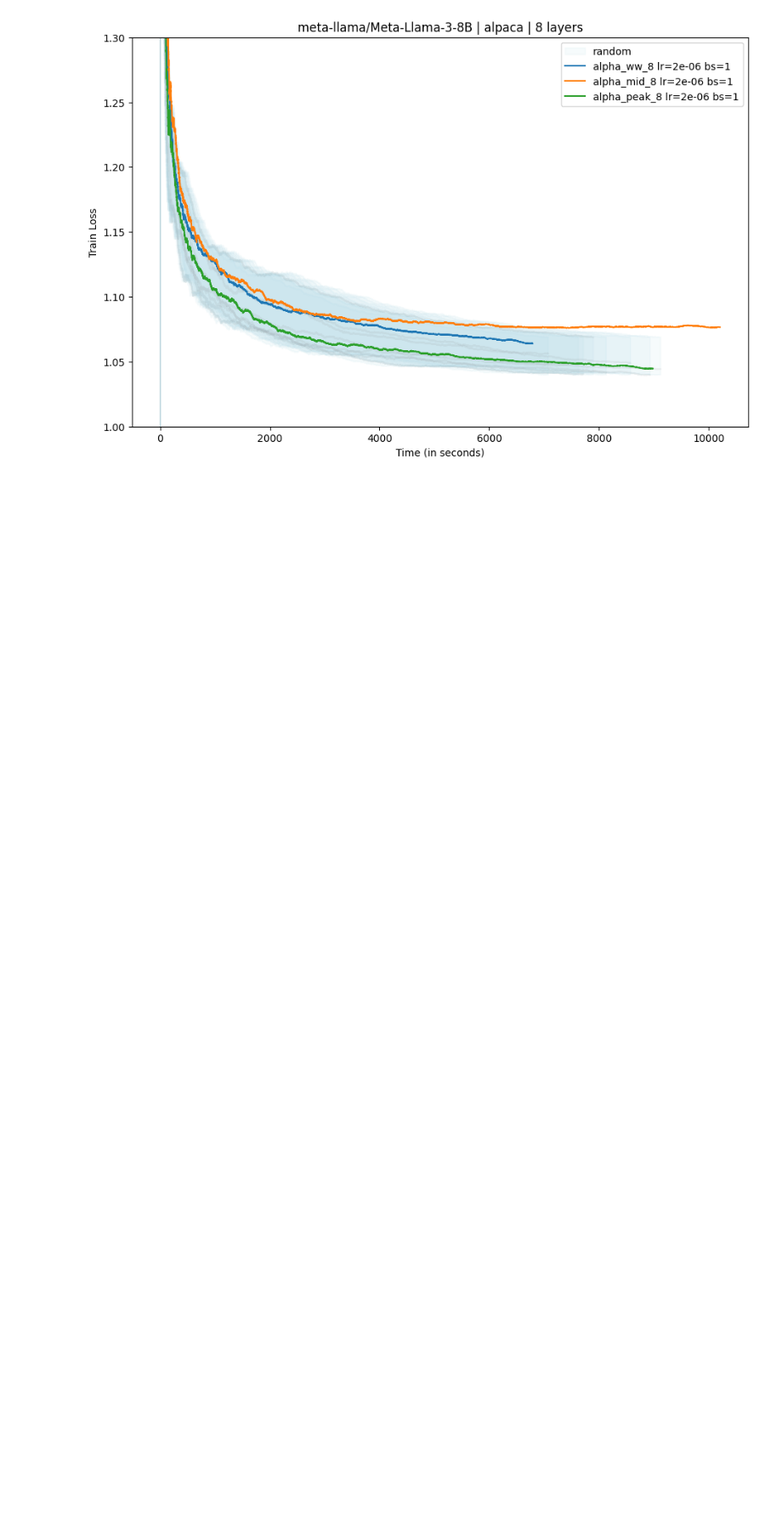
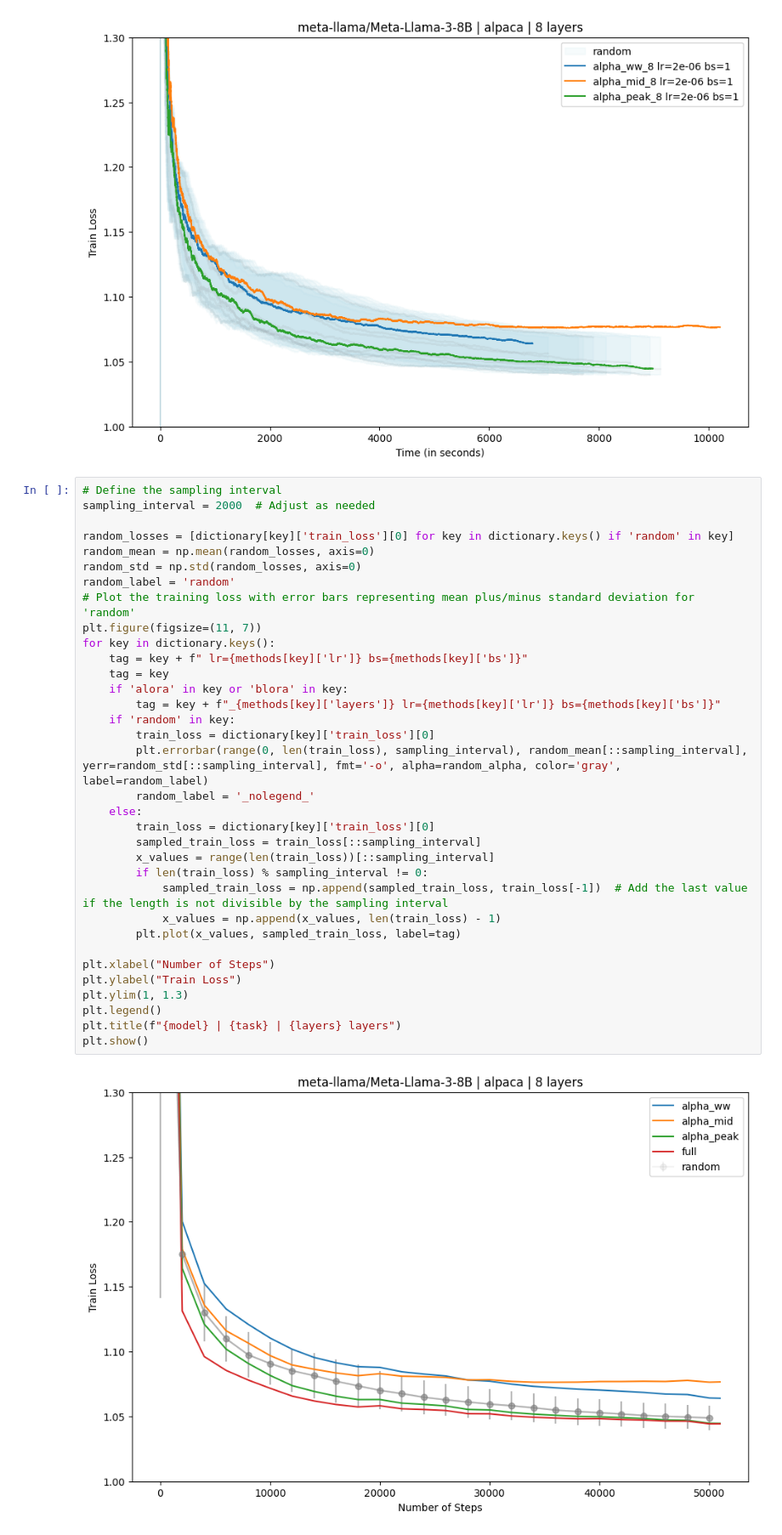
Before and after one commit to RpM-Kinshuk/SelectiveFT, a Jupyter notebook: Plots.ipynb, the cells around one changed output. Shown: that part at 85% size. Saved outputs shown, nothing was run; the diff lists cells and outputs as text; blank space fills up the shorter version.

```diff
--- a/Plots.ipynb
+++ b/Plots.ipynb
@@ -124,6 +124,42 @@ plt.show()
 # %% [output]
 [figure]
 [figure]
+# %%
+# Define the sampling interval
+sampling_interval = 2000  # Adjust as needed
+
+random_losses = [dictionary[key]['train_loss'][0] for key in dictionary.keys() if 'random' in key]
+random_mean = np.mean(random_losses, axis=0)
+random_std = np.std(random_losses, axis=0)
+random_label = 'random'
+# Plot the training loss with error bars representing mean plus/minus standard deviation for 'random'
+plt.figure(figsize=(11, 7))
+for key in dictionary.keys():
+    tag = key + f" lr={methods[key]['lr']} bs={methods[key]['bs']}"
+    tag = key
+    if 'alora' in key or 'blora' in key:
+        tag = key + f"_{methods[key]['layers']} lr={methods[key]['lr']} bs={methods[key]['bs']}"
+    if 'random' in key:
+        train_loss = dictionary[key]['train_loss'][0]
+        plt.errorbar(range(0, len(train_loss), sampling_interval), random_mean[::sampling_interval], yerr=random_std[::sampling_interval], fmt='-o', alpha=random_alpha, color='gray', label=random_label)
+        random_label = '_nolegend_'
+    else:
+        train_loss = dictionary[key]['train_loss'][0]
+        sampled_train_loss = train_loss[::sampling_interval]
+        x_values = range(len(train_loss))[::sampling_interval]
+        if len(train_loss) % sampling_interval != 0:
+            sampled_train_loss = np.append(sampled_train_loss, train_loss[-1])  # Add the last value if the length is not divisible by the sampling interval
+            x_values = np.append(x_values, len(train_loss) - 1)
+        plt.plot(x_values, sampled_train_loss, label=tag)
+
+plt.xlabel("Number of Steps")
+plt.ylabel("Train Loss")
+plt.ylim(1, 1.3)
+plt.legend()
+plt.title(f"{model} | {task} | {layers} layers")
+plt.show()
+# %% [output]
+[figure, added]
 # %%
 mem_dict = {
     'categories': [],
```
Also changed, not shown: parts of 1 cell of this notebook.
